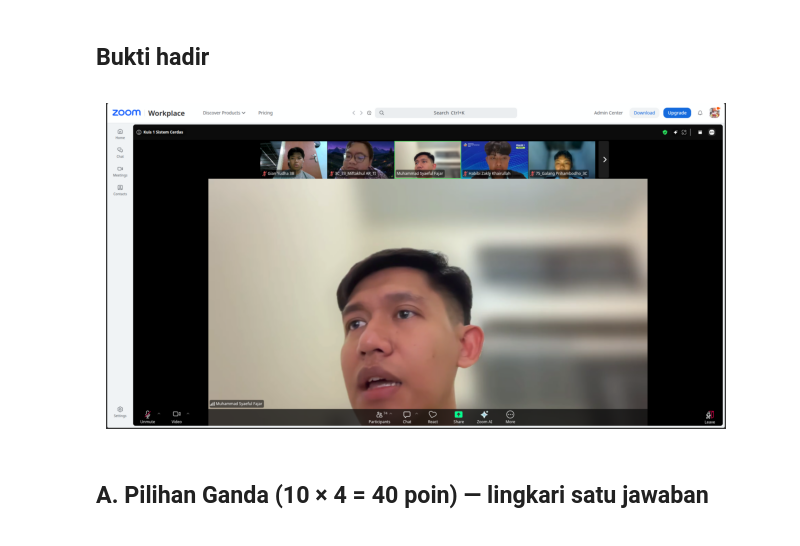
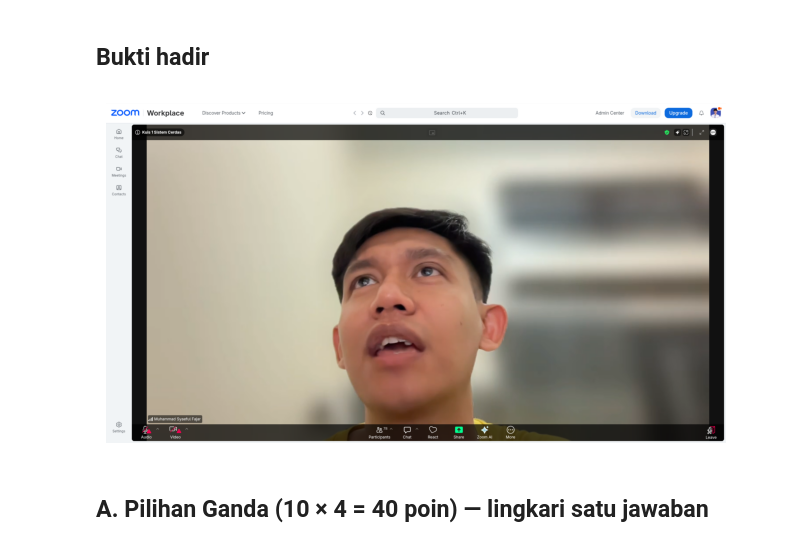
Before and after one commit to cpzz18/Matkul-sistem-cerdas, a Jupyter notebook: quiz/quiz_253307059_Robbin Chandra Falla A.ipynb, the cells around one changed output. Drawn from its saved outputs; the diff is of its cells as text; code cells hidden in the pictures.

Commit message:
fix: correct proof image path in quiz notebook

```diff
--- a/quiz/quiz_253307059_Robbin Chandra Falla A.ipynb
+++ b/quiz/quiz_253307059_Robbin Chandra Falla A.ipynb
@@ -10,20 +10,20 @@ link repo github:
 # %%
 import requests
 from PIL import Image
 import matplotlib.pyplot as plt
 from io import BytesIO
 
-url = "https://raw.githubusercontent.com/cpzz18/Matkul-sistem-cerdas/main/bukti.png"
+url = "https://raw.githubusercontent.com/cpzz18/Matkul-sistem-cerdas/main/quiz/bukti.png"
 
 response = requests.get(url)
 img = Image.open(BytesIO(response.content))
 
 plt.figure(figsize=(8, 6))
 plt.imshow(img)
 plt.axis('off')
 plt.show()
 # %% [output]
-[figure, old version]
+[figure, new version]
 # %% [markdown]
 ## A. Pilihan Ganda (10 × 4 = 40 poin) — lingkari satu jawaban
 # %% [markdown]
```
